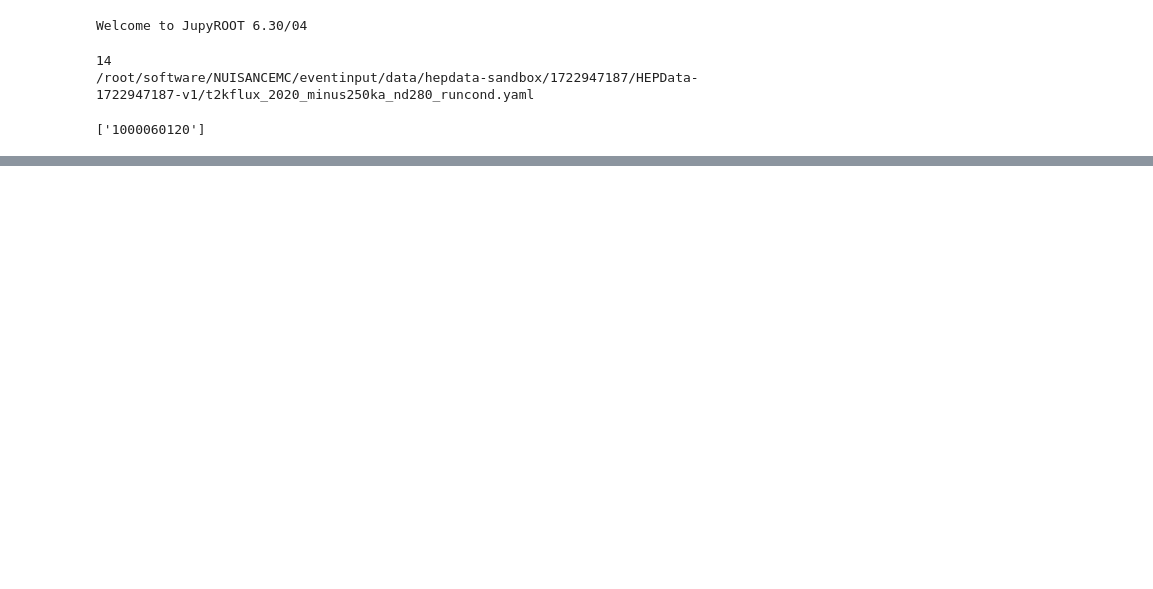
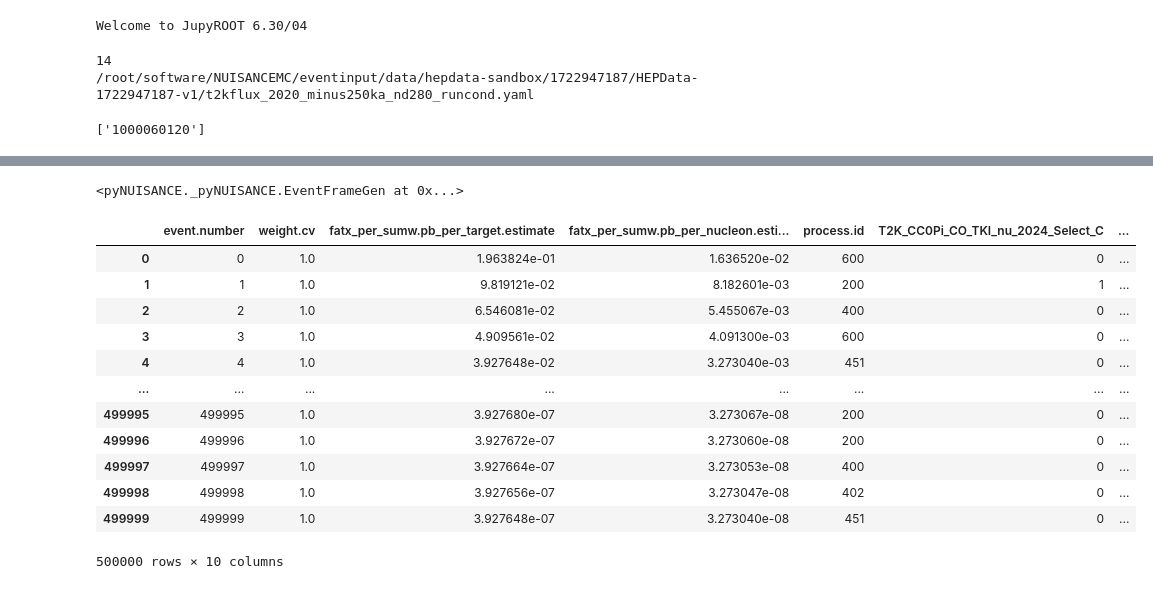
Before and after one commit to NUISANCEMC/notebooks, a Jupyter notebook: T2K_CO_TKI.ipynb, the cells around one changed output, grey strips where cells are left out. Drawn from its saved outputs; the diff is of its cells as text; code cells hidden in the pictures; blank space fills up the shorter version.

```diff
--- a/T2K_CO_TKI.ipynb
+++ b/T2K_CO_TKI.ipynb
@@ -109,0 +163,10 @@ comparison_CO.likelihood()
+# %%
+neut_evframe_C = pn.EventFrameGen(neut_events_C)
+ana.add_to_framegen(neut_evframe_C)
+neut_evframe_C.add_column("SF_SRC_Norm_C +1", lambda x: neut_rw_C.calc_weight(x))
+
+neut_evframe_O = pn.EventFrameGen(neut_events_O)
+ana.add_to_framegen(neut_evframe_O)
+neut_evframe_O.add_column("SF_SRC_Norm_O +1", lambda x: neut_rw_O.calc_weight(x))
+# %% [output]
+<pyNUISANCE._pyNUISANCE.EventFrameGen at 0x...>
@@ -109,0 +176,16 @@ comparison_CO.likelihood()
+# %%
+ef_c.to_pandas()
+# %% [output]
+|  | event.number | weight.cv | fatx_per_sumw.pb_per_target.estimate | fatx_per_sumw.pb_per_nucleon.esti... | process.id | T2K_CC0Pi_CO_TKI_nu_2024_Select_C | ... |
+| 0 | 0 | 1.0 | 1.963824e-01 | 1.636520e-02 | 600 | 0 | ... |
+| 1 | 1 | 1.0 | 9.819121e-02 | 8.182601e-03 | 200 | 1 | ... |
+| 2 | 2 | 1.0 | 6.546081e-02 | 5.455067e-03 | 400 | 0 | ... |
+| 3 | 3 | 1.0 | 4.909561e-02 | 4.091300e-03 | 600 | 0 | ... |
+| 4 | 4 | 1.0 | 3.927648e-02 | 3.273040e-03 | 451 | 0 | ... |
+| ... | ... | ... | ... | ... | ... | ... | ... |
+| 499995 | 499995 | 1.0 | 3.927680e-07 | 3.273067e-08 | 200 | 0 | ... |
+| 499996 | 499996 | 1.0 | 3.927672e-07 | 3.273060e-08 | 200 | 0 | ... |
+| 499997 | 499997 | 1.0 | 3.927664e-07 | 3.273053e-08 | 400 | 0 | ... |
+| 499998 | 499998 | 1.0 | 3.927656e-07 | 3.273047e-08 | 402 | 0 | ... |
+| 499999 | 499999 | 1.0 | 3.927648e-07 | 3.273040e-08 | 451 | 0 | ... |
+500000 rows × 10 columns
```
Also changed, not shown: parts of 12 cells of this notebook, 3 other files.
